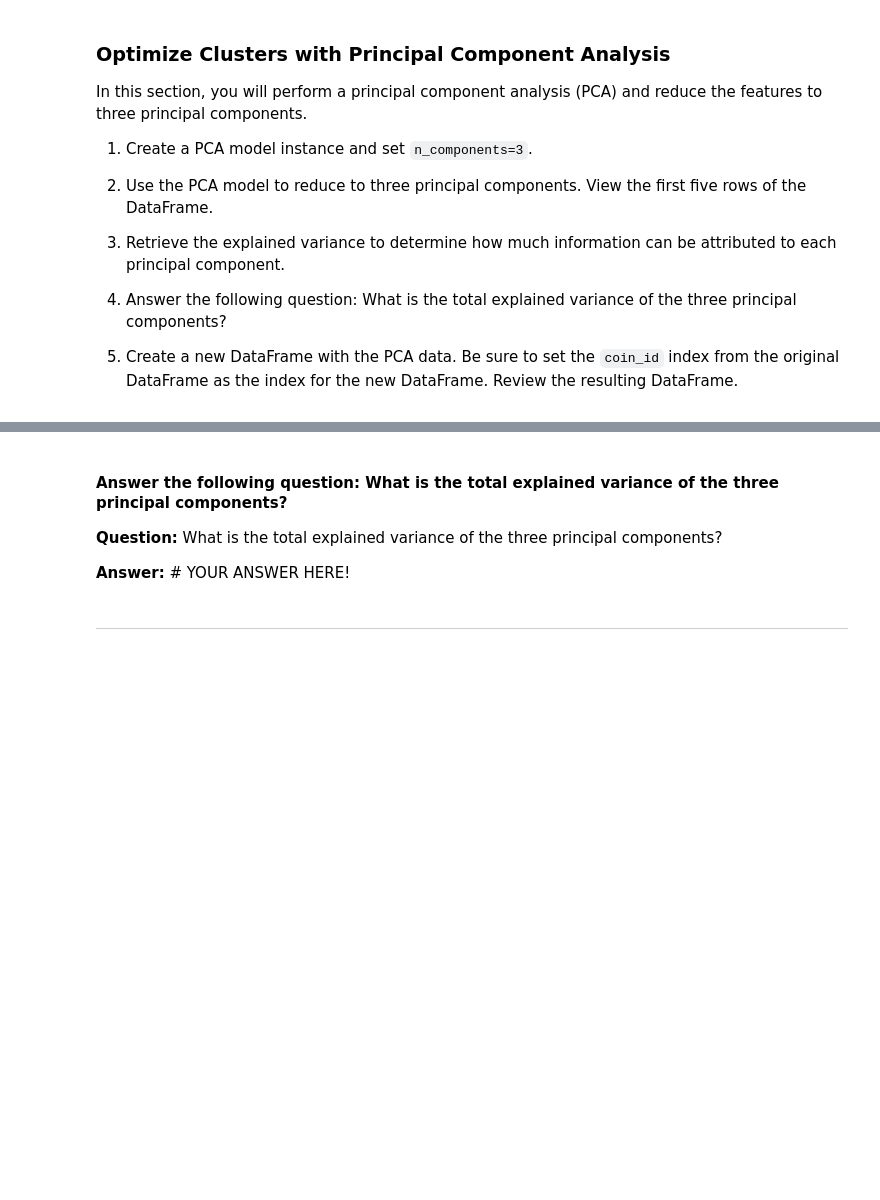
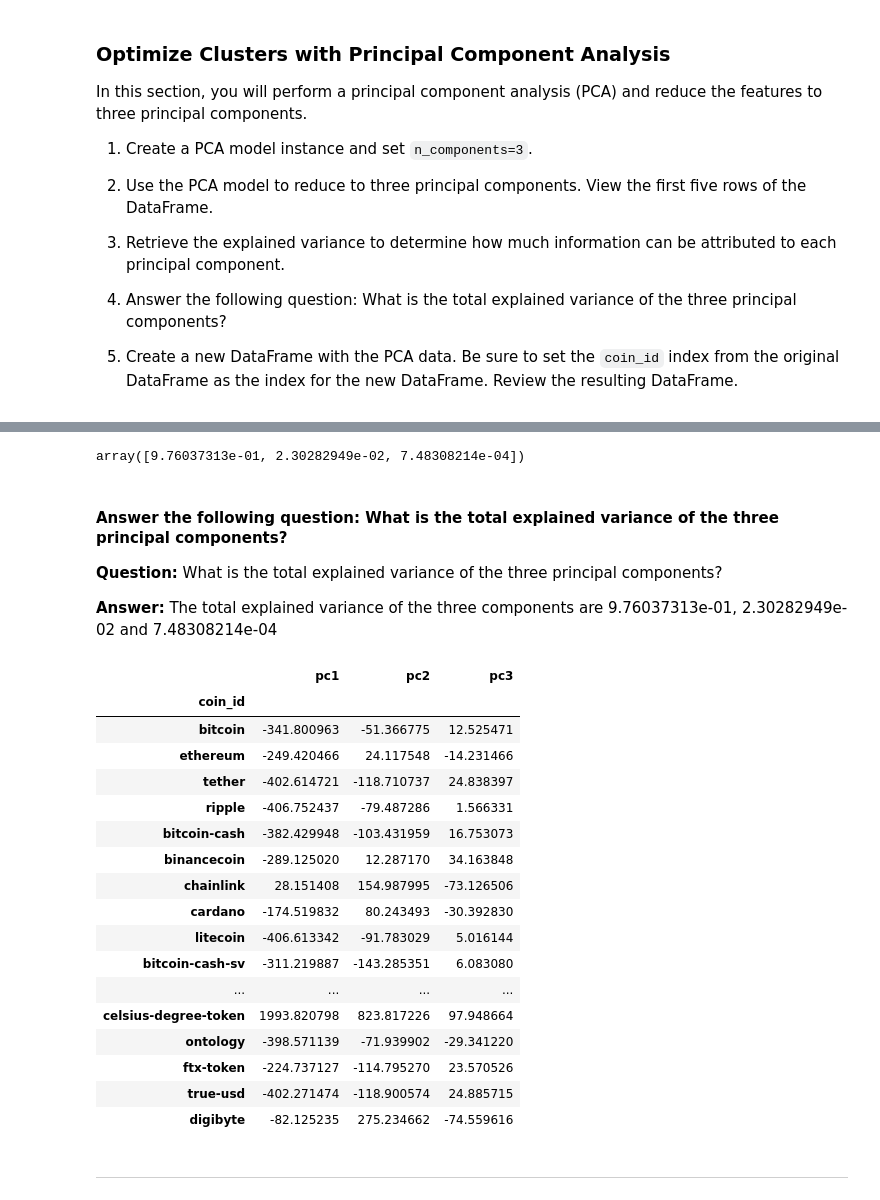
Before and after one commit to EGeorge2021r/Challenge10_Repo, a Jupyter notebook: Starter_Code/crypto_investments.ipynb, the cells around one changed output, grey strips where cells are left out. Saved outputs shown, nothing was run; the diff lists cells and outputs as text; code cells hidden in the pictures; blank space fills up the shorter version.

```diff
--- a/Starter_Code/crypto_investments.ipynb
+++ b/Starter_Code/crypto_investments.ipynb
@@ -259,0 +282,11 @@ In this section, you will perform a principal component analysis (PCA) and reduc
+# %%
+df_market_data
+# Use the PCA model with `fit_transform` to reduce to
+# three principal components.
+# Reduce from five to two features using PCA
+df_market_data_pca_data = pca.fit_transform(df_market_data)
+
+
+# View the first five rows of the DataFrame.
+df_market_data_pca_data[:5]
+df_market_data_pca_data
@@ -260,24 +311,51 @@ In this section, you will perform a principal component analysis (PCA) and reduc
+# %%
+# Retrieve the explained variance to determine how much information
+# can be attributed to each principal component.
+pca.explained_variance_ratio_
+# %% [output]
+array([9.76037313e-01, 2.30282949e-02, 7.48308214e-04])
 # %% [markdown]
 #### Answer the following question: What is the total explained variance of the three principal components?
 
 **Question:** What is the total explained variance of the three principal components?
 
-**Answer:** # YOUR ANSWER HERE!
+**Answer:** The total explained variance of the three components are 9.76037313e-01, 2.30282949e-02 and 7.48308214e-04
 # %%
 # Create a new DataFrame with the PCA data.
 # Note: The code for this step is provided for you
+pcadf = pd.DataFrame(df_market_data_pca_data, index =  df_market_data_scaled_predictions.index, columns =['pc1', 'pc2', 'pc3'])
+pcadf
+# Creating a DataFrame with the PCA data
 
-# Creating a DataFrame with the PCA data
-# YOUR CODE HERE!
+# Display sample data
 
 # Copy the crypto names from the original data
 # YOUR CODE HERE!
 
 # Set the coinid column as index
 # YOUR CODE HERE!
 
 # Display sample data
 # YOUR CODE HERE!
+# %% [output]
+|  | pc1 | pc2 | pc3 |
+| coin_id |  |  |  |
+| bitcoin | -341.800963 | -51.366775 | 12.525471 |
+| ethereum | -249.420466 | 24.117548 | -14.231466 |
+| tether | -402.614721 | -118.710737 | 24.838397 |
+| ripple | -406.752437 | -79.487286 | 1.566331 |
+| bitcoin-cash | -382.429948 | -103.431959 | 16.753073 |
+| binancecoin | -289.125020 | 12.287170 | 34.163848 |
+| chainlink | 28.151408 | 154.987995 | -73.126506 |
+| cardano | -174.519832 | 80.243493 | -30.392830 |
+| litecoin | -406.613342 | -91.783029 | 5.016144 |
+| bitcoin-cash-sv | -311.219887 | -143.285351 | 6.083080 |
+| ... | ... | ... | ... |
+| celsius-degree-token | 1993.820798 | 823.817226 | 97.948664 |
+| ontology | -398.571139 | -71.939902 | -29.341220 |
+| ftx-token | -224.737127 | -114.795270 | 23.570526 |
+| true-usd | -402.271474 | -118.900574 | 24.885715 |
+| digibyte | -82.125235 | 275.234662 | -74.559616 |
 # %% [markdown]
 ---
 # %% [markdown]
```
Also changed, not shown: parts of 18 cells of this notebook.
